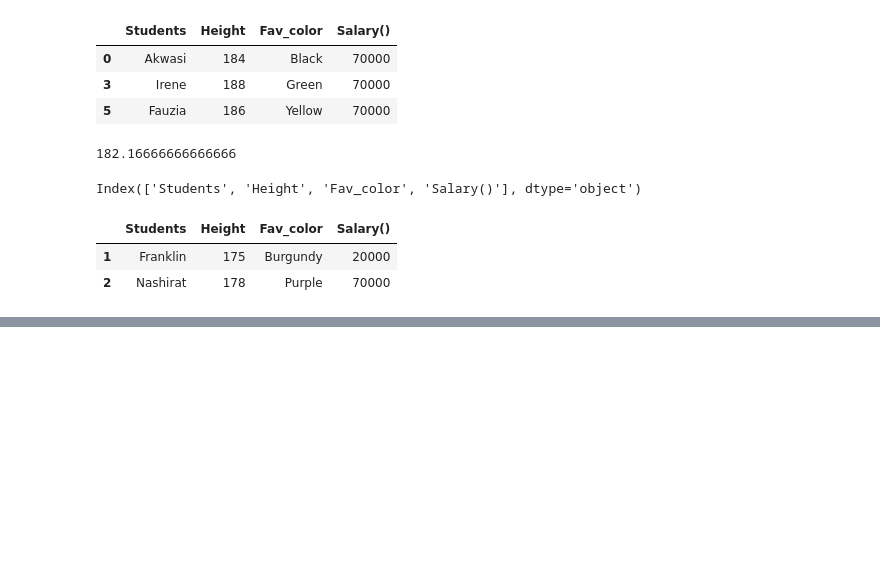
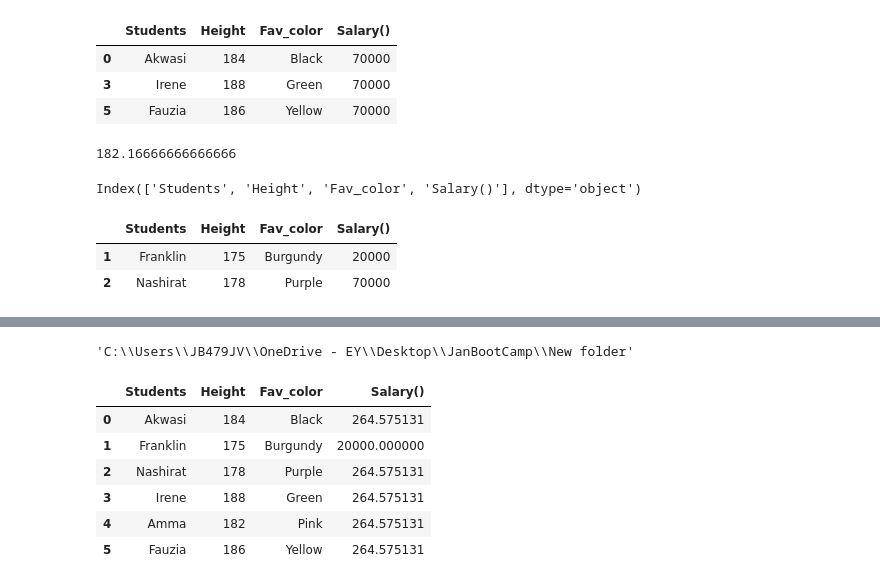
Before and after one commit to Hephzibah56/div_lessons, a Jupyter notebook: Data wrangling.ipynb, the cells around one changed output, grey strips where cells are left out. Cells and saved outputs as stored; diff of their text form; code cells hidden in the pictures; blank space fills up the shorter version.

```diff
--- a/Data wrangling.ipynb
+++ b/Data wrangling.ipynb
@@ -300,0 +379,4 @@ data[(data['Height'] < 180) | (data['Salary()'] == 30000)]
+# %%
+os.getcwd()
+# %% [output]
+'C:\\Users\\JB479JV\\OneDrive - EY\\Desktop\\JanBootCamp\\New folder'
@@ -300,0 +387,14 @@ data[(data['Height'] < 180) | (data['Salary()'] == 30000)]
+# %%
+## add tiems to the a specific column
+#function method
+data['Salary()'] = data.apply(lambda row: math.sqrt(row['Salary()']) if row['Salary()'] > 20000 else row['Salary()'], axis = 1)
+# %%
+data
+# %% [output]
+|  | Students | Height | Fav_color | Salary() |
+| 0 | Akwasi | 184 | Black | 264.575131 |
+| 1 | Franklin | 175 | Burgundy | 20000.000000 |
+| 2 | Nashirat | 178 | Purple | 264.575131 |
+| 3 | Irene | 188 | Green | 264.575131 |
+| 4 | Amma | 182 | Pink | 264.575131 |
+| 5 | Fauzia | 186 | Yellow | 264.575131 |
```
Also changed, not shown: parts of 24 cells of this notebook.
